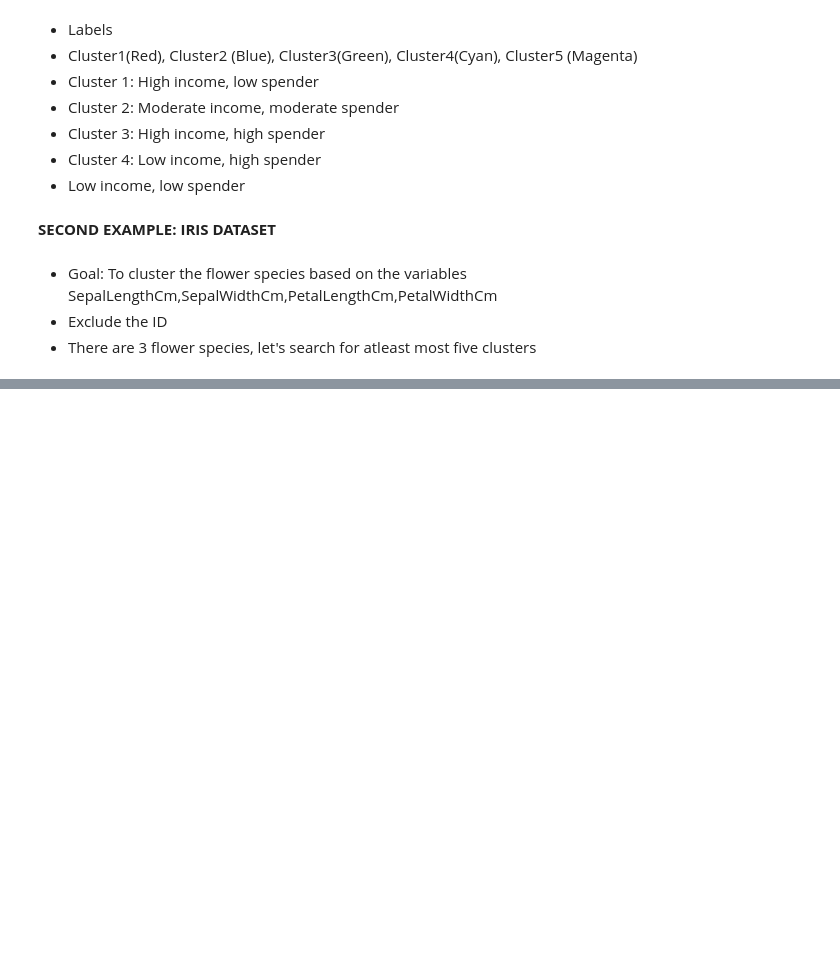
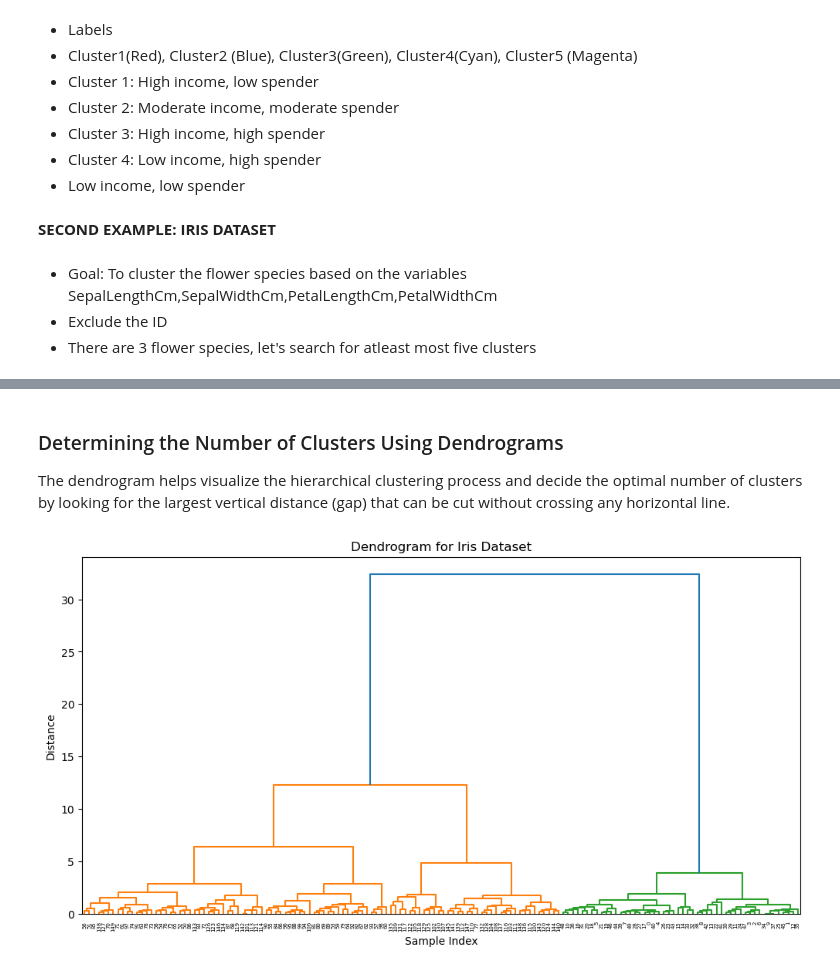
Before and after one commit to GenoJ83/Big-Data-Mining-and-Analytics, a Jupyter notebook: Practical 6_Clustering_USL/Practical 6_Clustering_USL/Practical 6_Clustering.ipynb, the cells around one changed output, grey strips where cells are left out. Drawn from its saved outputs; the diff is of its cells as text; code cells hidden in the pictures; blank space fills up the shorter version.

```diff
--- a/Practical 6_Clustering_USL/Practical 6_Clustering_USL/Practical 6_Clustering.ipynb
+++ b/Practical 6_Clustering_USL/Practical 6_Clustering_USL/Practical 6_Clustering.ipynb
@@ -296,0 +298,25 @@ plt.show()
+# %% [markdown]
+### Determining the Number of Clusters Using Dendrograms
+
+The dendrogram helps visualize the hierarchical clustering process and decide the optimal number of clusters by looking for the largest vertical distance (gap) that can be cut without crossing any horizontal line.
+# %%
+import pandas as pd
+from scipy.cluster.hierarchy import dendrogram, linkage
+import matplotlib.pyplot as plt
+
+# Load the Iris dataset (if not already loaded)
+iris = pd.read_csv('Iris.csv')
+X = iris.drop(['Id', 'Species'], axis=1)
+
+# Compute the linkage matrix
+linked = linkage(X, method='ward')
+
+# Plot the dendrogram
+plt.figure(figsize=(12, 6))
+dendrogram(linked, orientation='top', distance_sort='descending', show_leaf_counts=False)
+plt.title('Dendrogram for Iris Dataset')
+plt.xlabel('Sample Index')
+plt.ylabel('Distance')
+plt.show()
+# %% [output]
+[figure, added]
```
Also changed, not shown: parts of 15 cells of this notebook, 1 other file.
